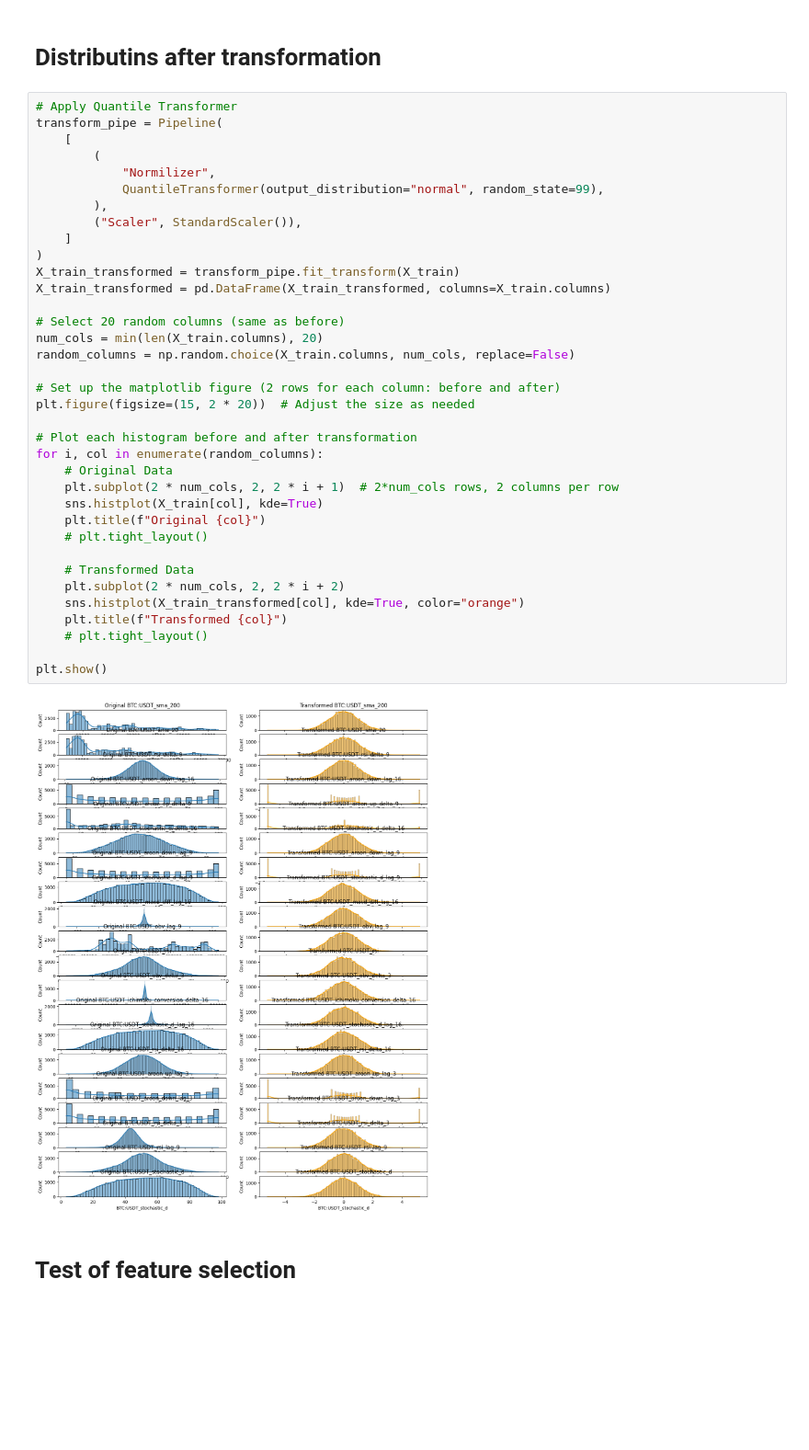
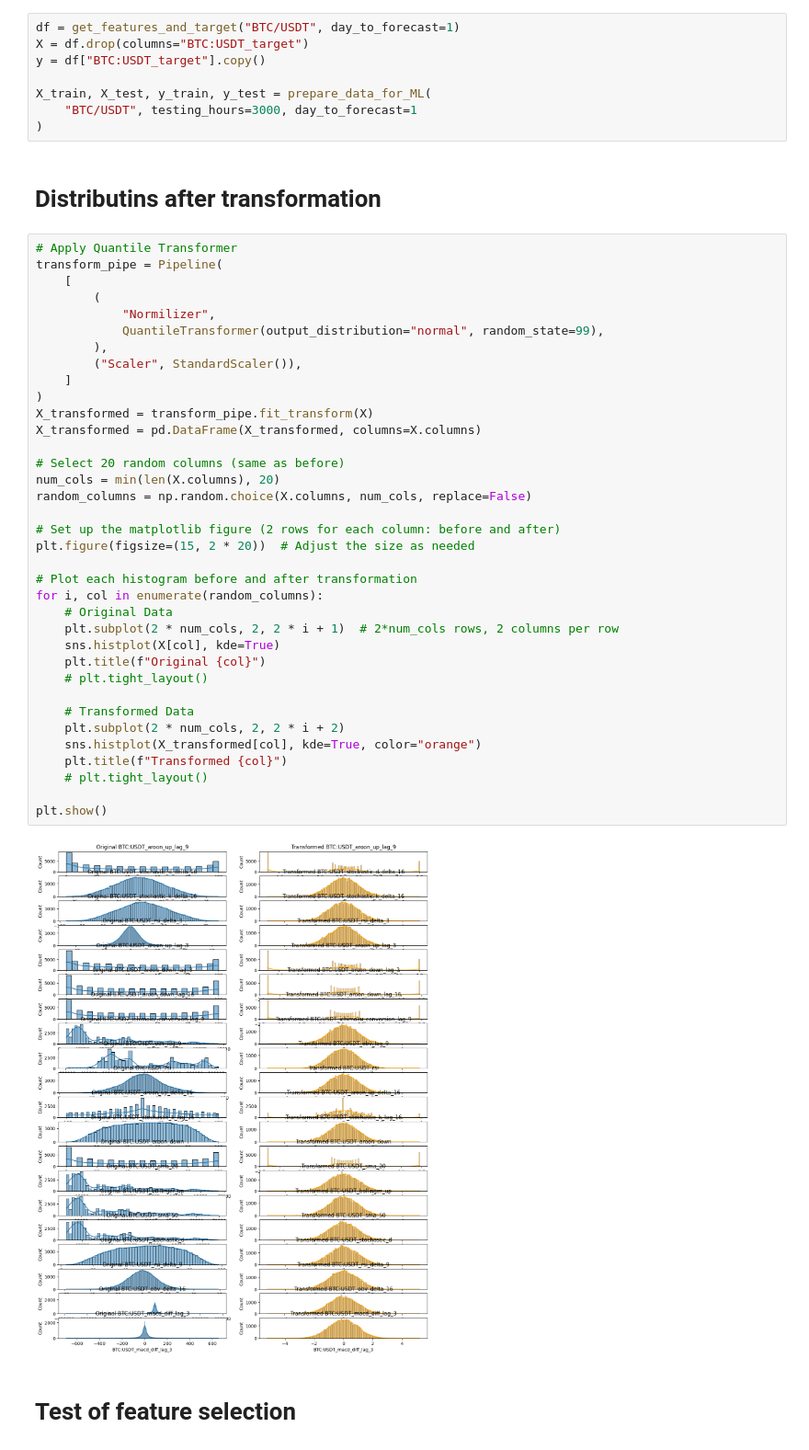
Before and after one commit to ProjectXSpace/BTC_Algo, a Jupyter notebook: algo.ipynb, the cells around one changed output. Shown at 92% size. Cells and saved outputs as stored; diff of their text form; blank space fills up the shorter version.

```diff
--- a/algo.ipynb
+++ b/algo.ipynb
@@ -35,43 +37,51 @@ X_train, X_test, y_train, y_test = prepare_data_for_ML("BTC/USDT", day_to_foreca
+# %%
+df = get_features_and_target("BTC/USDT", day_to_forecast=1)
+X = df.drop(columns="BTC:USDT_target")
+y = df["BTC:USDT_target"].copy()
+
+X_train, X_test, y_train, y_test = prepare_data_for_ML(
+    "BTC/USDT", testing_hours=3000, day_to_forecast=1
+)
 # %% [markdown]
 # Distributins after transformation
 # %%
 # Apply Quantile Transformer
 transform_pipe = Pipeline(
     [
         (
             "Normilizer",
             QuantileTransformer(output_distribution="normal", random_state=99),
         ),
         ("Scaler", StandardScaler()),
     ]
 )
-X_train_transformed = transform_pipe.fit_transform(X_train)
-X_train_transformed = pd.DataFrame(X_train_transformed, columns=X_train.columns)
+X_transformed = transform_pipe.fit_transform(X)
+X_transformed = pd.DataFrame(X_transformed, columns=X.columns)
 
 # Select 20 random columns (same as before)
-num_cols = min(len(X_train.columns), 20)
-random_columns = np.random.choice(X_train.columns, num_cols, replace=False)
+num_cols = min(len(X.columns), 20)
+random_columns = np.random.choice(X.columns, num_cols, replace=False)
 
 # Set up the matplotlib figure (2 rows for each column: before and after)
 plt.figure(figsize=(15, 2 * 20))  # Adjust the size as needed
 
 # Plot each histogram before and after transformation
 for i, col in enumerate(random_columns):
     # Original Data
     plt.subplot(2 * num_cols, 2, 2 * i + 1)  # 2*num_cols rows, 2 columns per row
-    sns.histplot(X_train[col], kde=True)
+    sns.histplot(X[col], kde=True)
     plt.title(f"Original {col}")
     # plt.tight_layout()
 
     # Transformed Data
     plt.subplot(2 * num_cols, 2, 2 * i + 2)
-    sns.histplot(X_train_transformed[col], kde=True, color="orange")
+    sns.histplot(X_transformed[col], kde=True, color="orange")
     plt.title(f"Transformed {col}")
     # plt.tight_layout()
 
 plt.show()
 # %% [output]
-[figure, old version]
+[figure, new version]
 # %% [markdown]
 # Test of feature selection
 # %%
```
Also changed, not shown: parts of 14 cells of this notebook, 1 other file.
